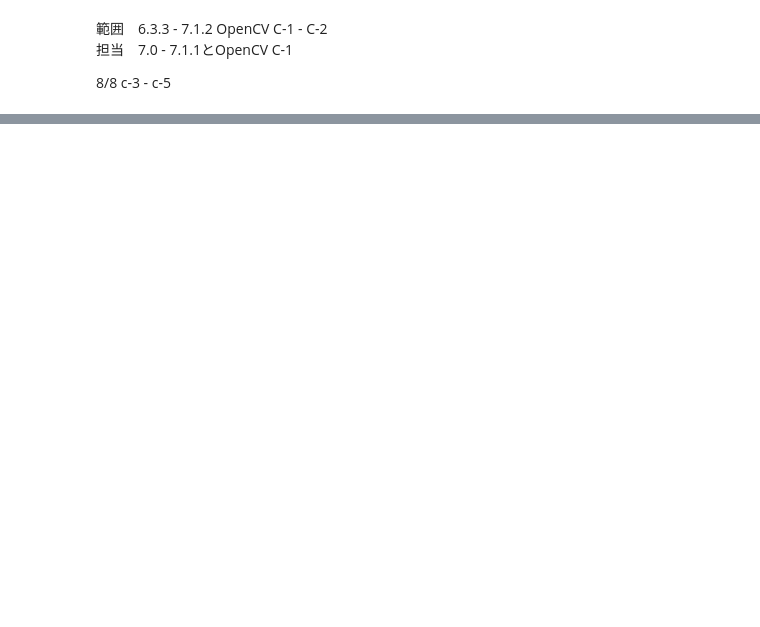
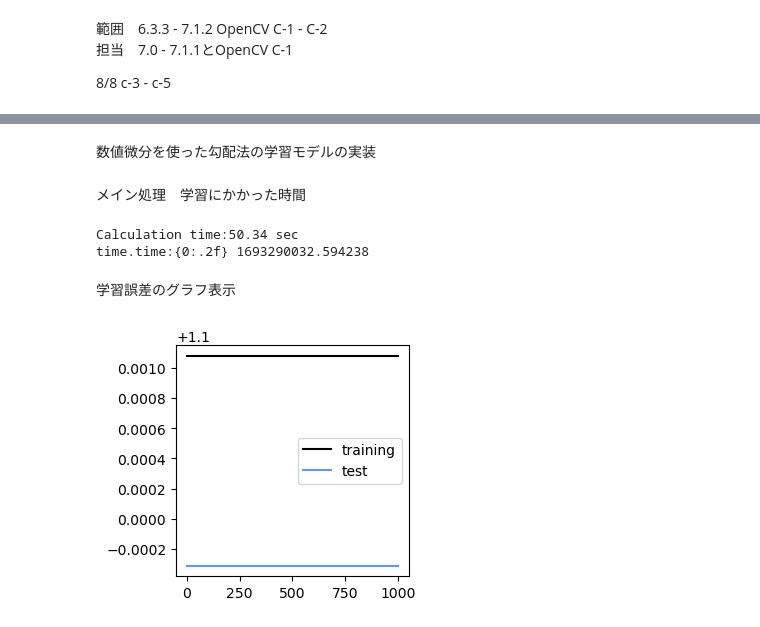
Before and after one commit to a2c6201/ml_labo, a Jupyter notebook: ml_text/section7.ipynb, the cells around one changed output, grey strips where cells are left out. Cells and saved outputs as stored; diff of their text form; code cells hidden in the pictures; blank space fills up the shorter version.

```diff
--- a/ml_text/section7.ipynb
+++ b/ml_text/section7.ipynb
@@ -31,0 +272,53 @@
+# %% [markdown]
+数値微分を使った勾配法の学習モデルの実装
+# %%
+def fit_FNN_num(wv_init, M, K, x_train, t_train, x_test, t_test, tau_max, alpha):
+    # 訓練データの誤差の履歴保存用
+    cee_train_hist = np.zeros(tau_max)
+    # テストデータの誤差の履歴保存用
+    cee_test_hist = np.zeros(tau_max)
+    # パラメータwvの履歴保存用
+    wv_hist = np.zeros((tau_max, len(wv_init)))
+    # パラメータの初期値をセットし、何も学習していないときの誤差を計算
+    wv_hist[0, :] = wv_init
+    cee_train_hist[0] = cee_FNN(wv_init, M, K, x_train, t_train)
+    cee_test_hist[0] = cee_FNN(wv_init, M, K, x_test, t_test)
+    # 勾配法
+    for tau in range(tau_max - 1):
+        dcee = dcee_FNN_num(wv_hist[tau, :], M, K, x_train, t_train)
+        wv_hist[tau + 1, :] = wv_hist[tau, :] - alpha * dcee
+        cee_train_hist[tau + 1] = cee_FNN(wv_hist[tau + 1, :], M, K, x_train, t_train)
+        cee_test_hist[tau + 1] = cee_FNN(wv_hist[tau + 1, :], M, K, x_test, t_test)
+    wv_final = wv_hist[-1, :]
+    return wv_final, wv_hist, cee_train_hist, cee_test_hist
+# %% [markdown]
+メイン処理　学習にかかった時間
+# %%
+import time
+
+start_time = time.time()
+D, M, K = 2, 2, 3                               # 入力次元, 中間層の数, 出力層の数
+wv_n = M * (D + 1) + K * (M + 1)                # 中間層と出力層の重みの数
+np.random.seed(seed=1)
+wv_init = np.random.normal(0.0, 0.01, wv_n)     # 平均0.0, 分散0.01のwv_n個の乱数
+tau_max = 1000                                  # 繰り返しの最大数
+alpha = 0.1                                     # 学習率
+# 勾配法でwvを最適化
+wv, wv_hist, cee_train_hist, cee_test_hist = \
+    fit_FNN_num(wv_init, M, K, X_train, T_train, X_test, T_test, tau_max, alpha)
+# 計算時間の表示
+calculation_time = time.time() - start_time
+print('Calculation time:{0:.2f} sec'.format(calculation_time))
+# %% [output]
+Calculation time:50.34 sec
+time.time:{0:.2f} 1693290032.594238
+# %% [markdown]
+学習誤差のグラフ表示
+# %%
+plt.figure(figsize=(3, 3))
+plt.plot(cee_train_hist, 'black', label='training')
+plt.plot(cee_test_hist, 'cornflowerblue', label='test')
+plt.legend()
+plt.show()
+# %% [output]
+[figure, added]
```
Also changed, not shown: parts of 34 cells of this notebook, 1 other file.
